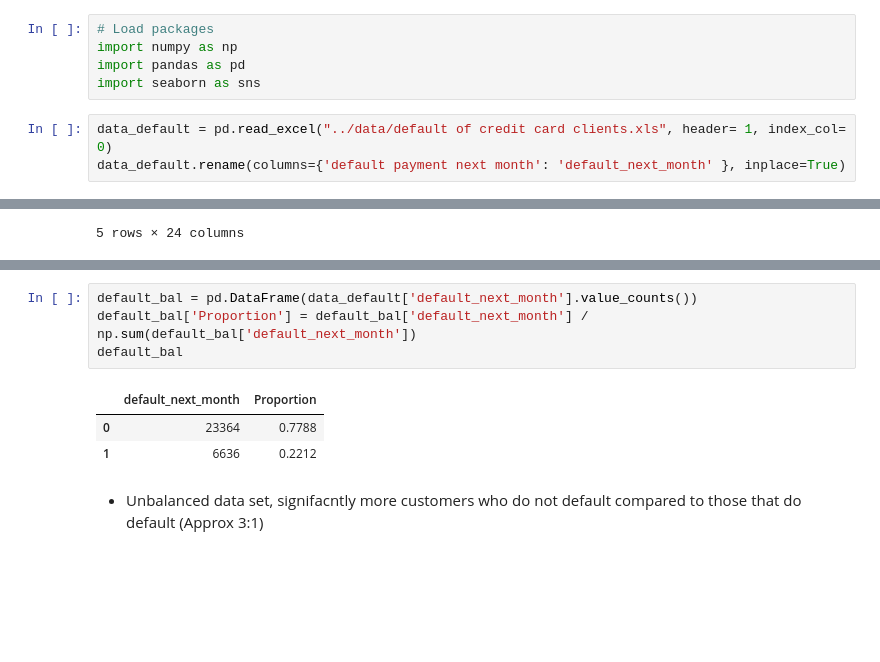
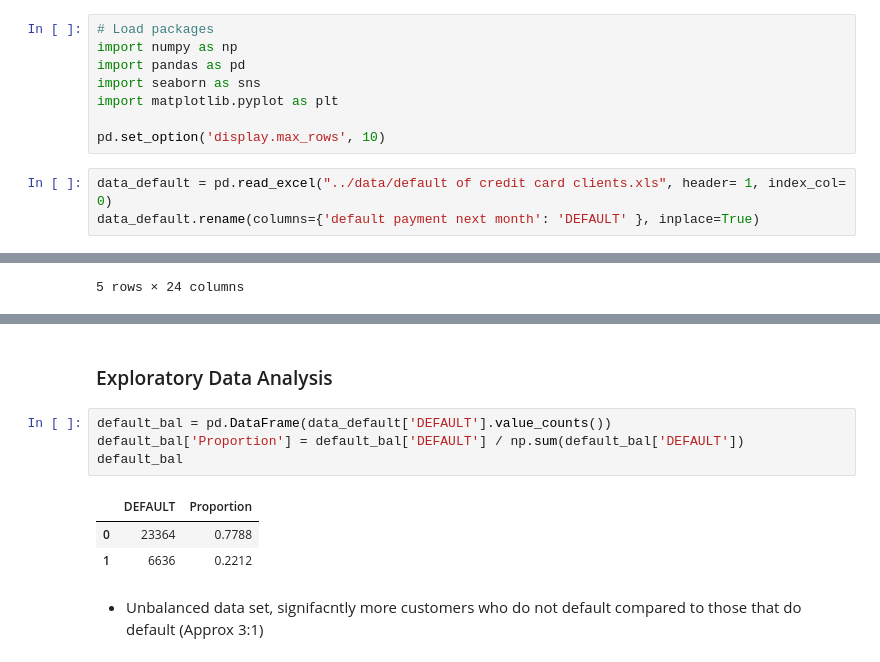
Before and after one commit to everittB/Credit_Default_Classification, a Jupyter notebook: src/default_classification.ipynb, the cells around one changed output, grey strips where cells are left out. Saved outputs shown, nothing was run; the diff lists cells and outputs as text; blank space fills up the shorter version.

```diff
--- a/src/default_classification.ipynb
+++ b/src/default_classification.ipynb
@@ -3,9 +3,12 @@
 import numpy as np
 import pandas as pd
 import seaborn as sns
+import matplotlib.pyplot as plt
+
+pd.set_option('display.max_rows', 10)
 # %%
 data_default = pd.read_excel("../data/default of credit card clients.xls", header= 1, index_col= 0)
-data_default.rename(columns={'default payment next month': 'default_next_month' }, inplace=True)
+data_default.rename(columns={'default payment next month': 'DEFAULT' }, inplace=True)
 # %%
 data_default.head()
 # %% [output]
@@ -95,12 +98,14 @@ data_default.head()
   - Amount paid in May
 - `PAY_AMT6`
   - Amount paid in April
+# %% [markdown]
+### Exploratory Data Analysis
 # %%
-default_bal = pd.DataFrame(data_default['default_next_month'].value_counts())
-default_bal['Proportion'] = default_bal['default_next_month'] / np.sum(default_bal['default_next_month'])
+default_bal = pd.DataFrame(data_default['DEFAULT'].value_counts())
+default_bal['Proportion'] = default_bal['DEFAULT'] / np.sum(default_bal['DEFAULT'])
 default_bal
 # %% [output]
-|  | default_next_month | Proportion |
+|  | DEFAULT | Proportion |
 | 0 | 23364 | 0.7788 |
 | 1 | 6636 | 0.2212 |
 # %% [markdown]
```
Also changed, not shown: parts of 10 cells of this notebook.
